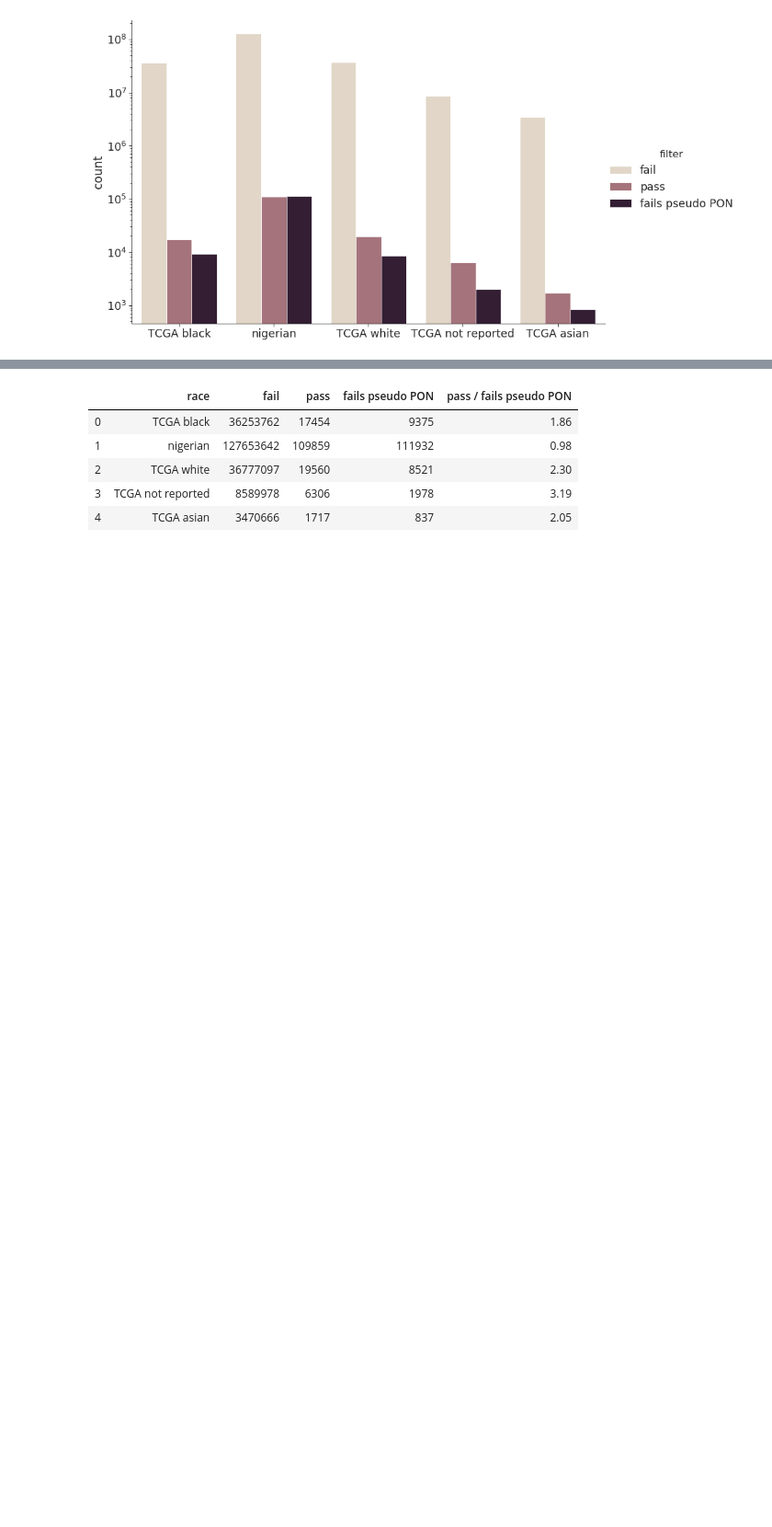
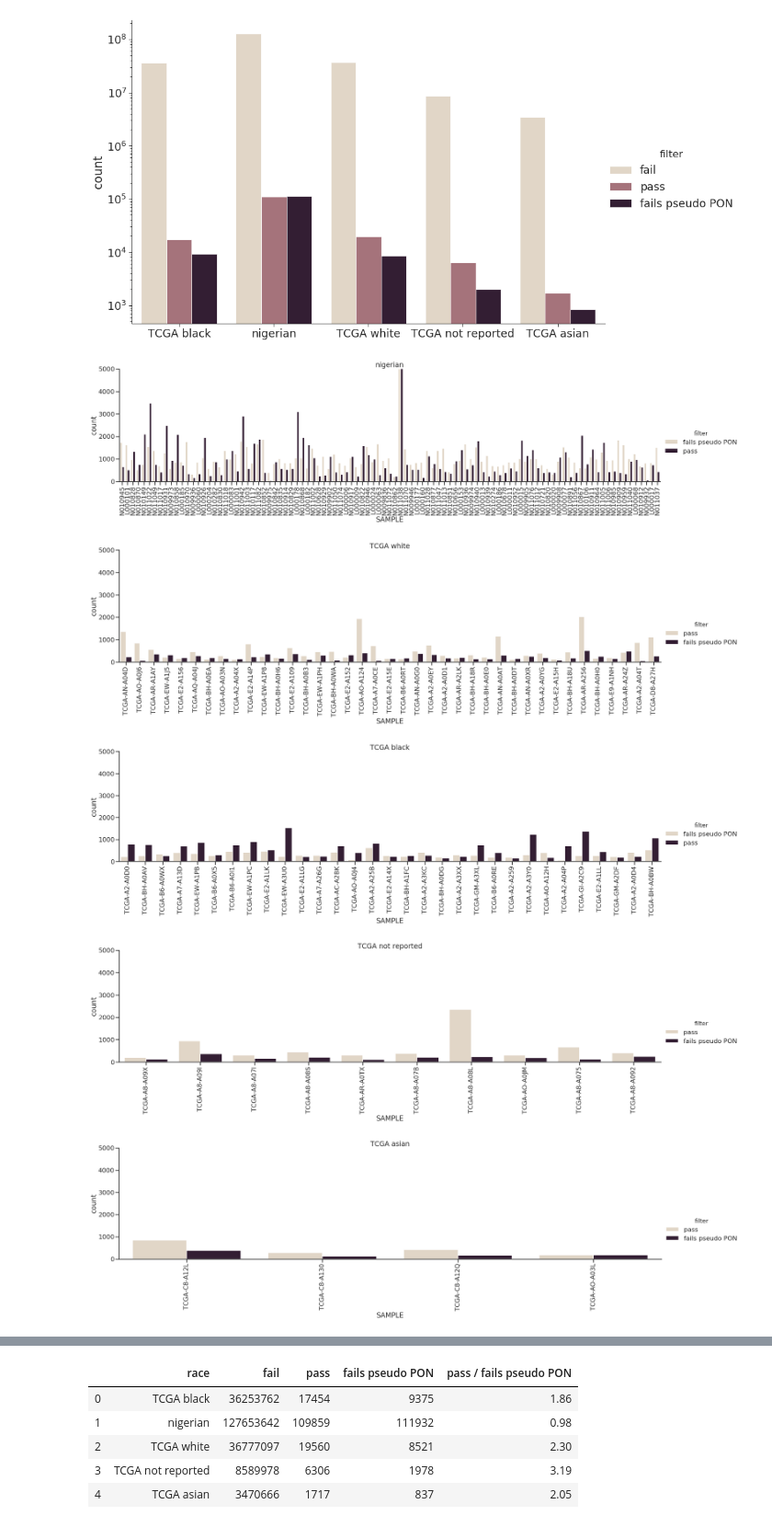
Before and after one commit to olopade-lab/indel-filtering, a Jupyter notebook: analyze.ipynb, the cells around one changed output, grey strips where cells are left out. Shown at 92% size. Cells and saved outputs as stored; diff of their text form; code cells hidden in the pictures; blank space fills up the shorter version.

```diff
--- a/analyze.ipynb
+++ b/analyze.ipynb
@@ -23,4 +23,6 @@ read df in 86.3 seconds
-# %%
-df['filter'] = 'pass'
-df.loc[df.FILTER == 'pseudo PON', 'filter'] = 'fails pseudo PON'
-df.loc[(df.FILTER != 'pseudo PON') & (df.FILTER != 'PASS'), 'filter'] = 'fail'
+# %%
+start = time.time()
+parquet_file = pq.ParquetFile('/scratch/t.cri.awoodard/indel-filtering/cgp_pindel_filtered_shuffled_hormone_status_slim.parquet')
+table = parquet_file.read()
+slim_df = table.to_pandas()
+print('read slim df in {:.1f} seconds'.format(time.time() - start))
@@ -27,7 +31,7 @@ df.loc[(df.FILTER != 'pseudo PON') & (df.FILTER != 'PASS'), 'filter'] = 'fail'
 # %%
 sns.set_context("poster", font_scale=1)
-for race in df.RACE.unique():
-    ax = sns.catplot(x="SAMPLE", hue="filter", kind="count", palette="ch:.25", data=df[df.RACE == race], height=7, aspect=4)
+for race in full_df.RACE.unique():
+    ax = sns.catplot(x="SAMPLE", hue="filter", kind="count", palette="ch:.25", data=full_df[df.RACE == race], height=7, aspect=4)
     ax.set_xticklabels(rotation=90)
     plt.yscale('log')
     plt.title(race)
@@ -40,9 +44,23 @@ for race in df.RACE.unique():
 [figure]
 # %%
 sns.set_context('paper', font_scale=2)
-ax = sns.catplot(x="RACE", hue="filter", kind="count", palette="ch:.25", data=df, height=8.27, aspect=11.7/8.27)
+ax = sns.catplot(x="RACE", hue="filter", kind="count", palette="ch:.25", data=full_df, height=8.27, aspect=11.7/8.27)
 plt.yscale('log')
 plt.xlabel('')
 plt.savefig('plots/pass_by_race.pdf', bbox_inches='tight')
 # %% [output]
 [figure]
+# %%
+sns.set_context("poster", font_scale=1)
+for race in slim_df.RACE.unique():
+    ax = sns.catplot(x="SAMPLE", hue="filter", kind="count", palette="ch:.25", data=slim_df[slim_df.RACE == race], height=7, aspect=4)
+    ax.set_xticklabels(rotation=90)
+    plt.ylim(0, 5000)
+    plt.title(race)
+    plt.savefig('plots/filter_counts_{}_no_fail.pdf'.format(race.replace(' ', '_')), bbox_inches='tight')
+# %% [output]
+[figure, added]
+[figure, added]
+[figure, added]
+[figure, added]
+[figure, added]
```
Also changed, not shown: parts of 17 cells of this notebook, 21 other files.
